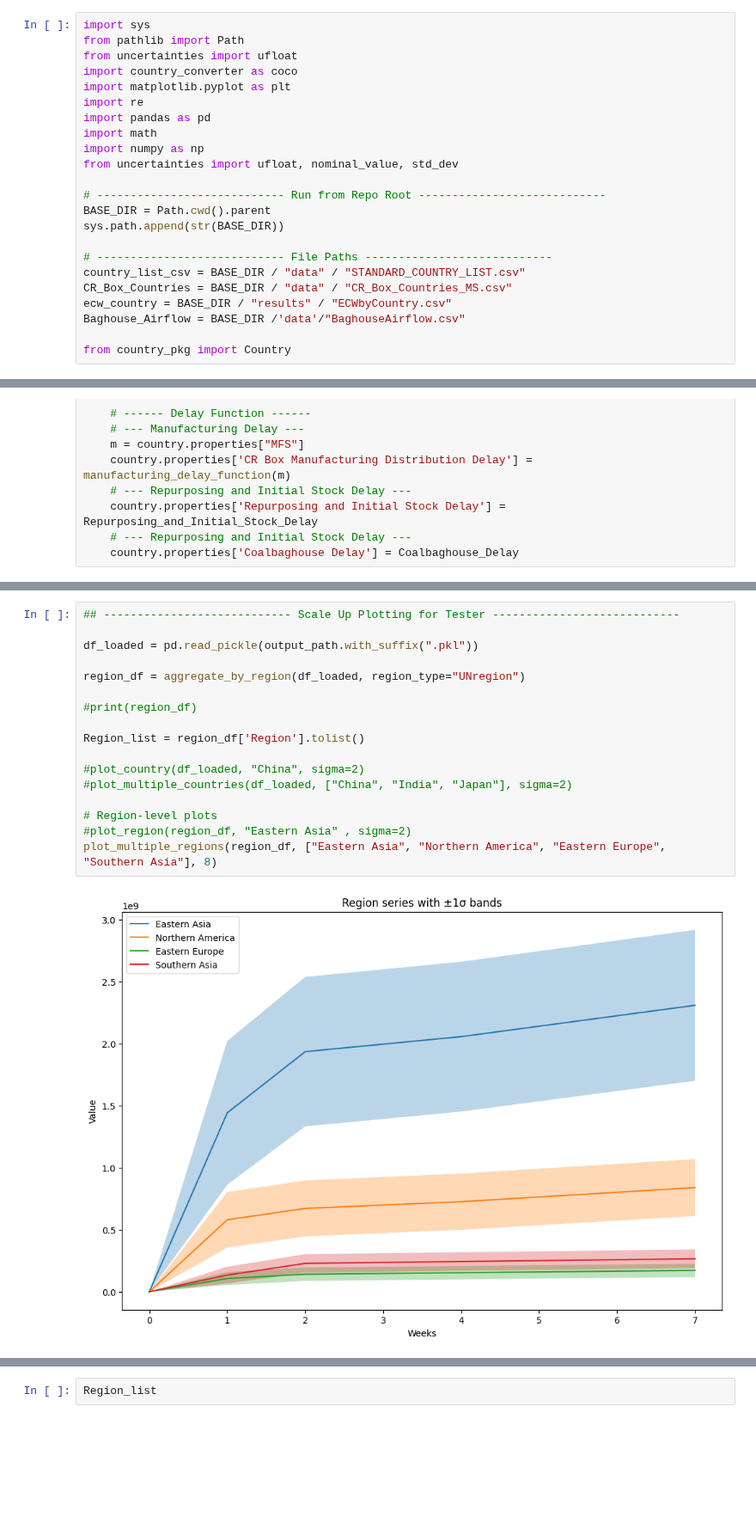
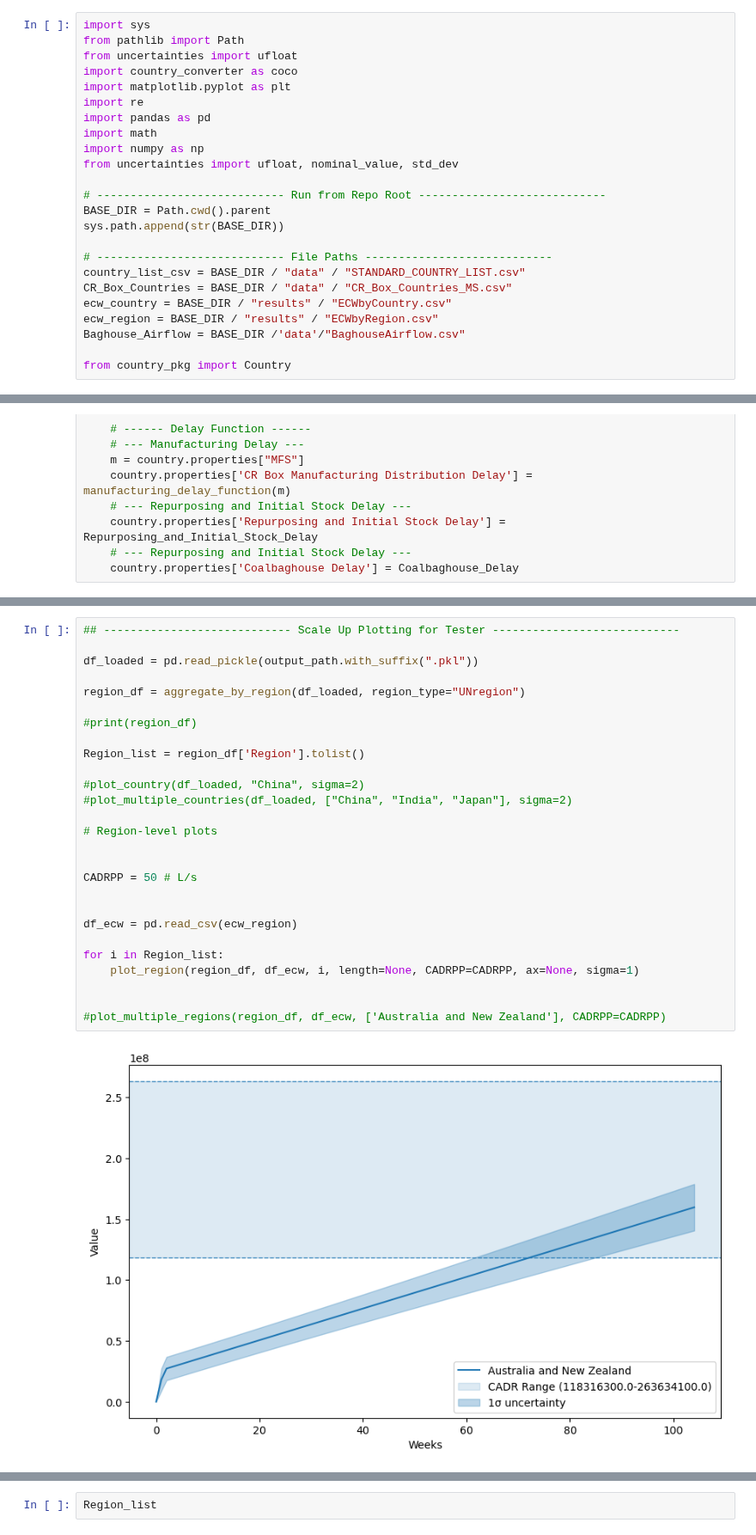
Before and after one commit to SPROOK/InRoomAirFilterScaleUp, a Jupyter notebook: scripts/Countries_Processing_MS.ipynb, the cells around one changed output, grey strips where cells are left out. Shown at 86% size. Cells and saved outputs as stored; diff of their text form; blank space fills up the shorter version.

```diff
--- a/scripts/Countries_Processing_MS.ipynb
+++ b/scripts/Countries_Processing_MS.ipynb
@@ -18,6 +18,7 @@ sys.path.append(str(BASE_DIR))
 country_list_csv = BASE_DIR / "data" / "STANDARD_COUNTRY_LIST.csv"
 CR_Box_Countries = BASE_DIR / "data" / "CR_Box_Countries_MS.csv"
 ecw_country = BASE_DIR / "results" / "ECWbyCountry.csv"
+ecw_region = BASE_DIR / "results" / "ECWbyRegion.csv"
 Baghouse_Airflow = BASE_DIR /'data'/"BaghouseAirflow.csv"
 
 from country_pkg import Country
@@ -397,19 +422,29 @@ def plot_multiple_regions(df, regions, length, sigma=1):
 # %%
 ## ---------------------------- Scale Up Plotting for Tester ----------------------------
 
 df_loaded = pd.read_pickle(output_path.with_suffix(".pkl"))
 
 region_df = aggregate_by_region(df_loaded, region_type="UNregion")
 
 #print(region_df)
 
 Region_list = region_df['Region'].tolist()
 
 #plot_country(df_loaded, "China", sigma=2)
 #plot_multiple_countries(df_loaded, ["China", "India", "Japan"], sigma=2)
 
 # Region-level plots
-#plot_region(region_df, "Eastern Asia" , sigma=2)
-plot_multiple_regions(region_df, ["Eastern Asia", "Northern America", "Eastern Europe", "Southern Asia"], 8)
+
+
+CADRPP = 50 # L/s
+
+
+df_ecw = pd.read_csv(ecw_region)
+
+for i in Region_list:
+    plot_region(region_df, df_ecw, i, length=None, CADRPP=CADRPP, ax=None, sigma=1)
+
+
+#plot_multiple_regions(region_df, df_ecw, ['Australia and New Zealand'], CADRPP=CADRPP)
 # %% [output]
-[figure, old version]
+[figure, new version]
```
Also changed, not shown: parts of 3 cells of this notebook, 1 other file.
